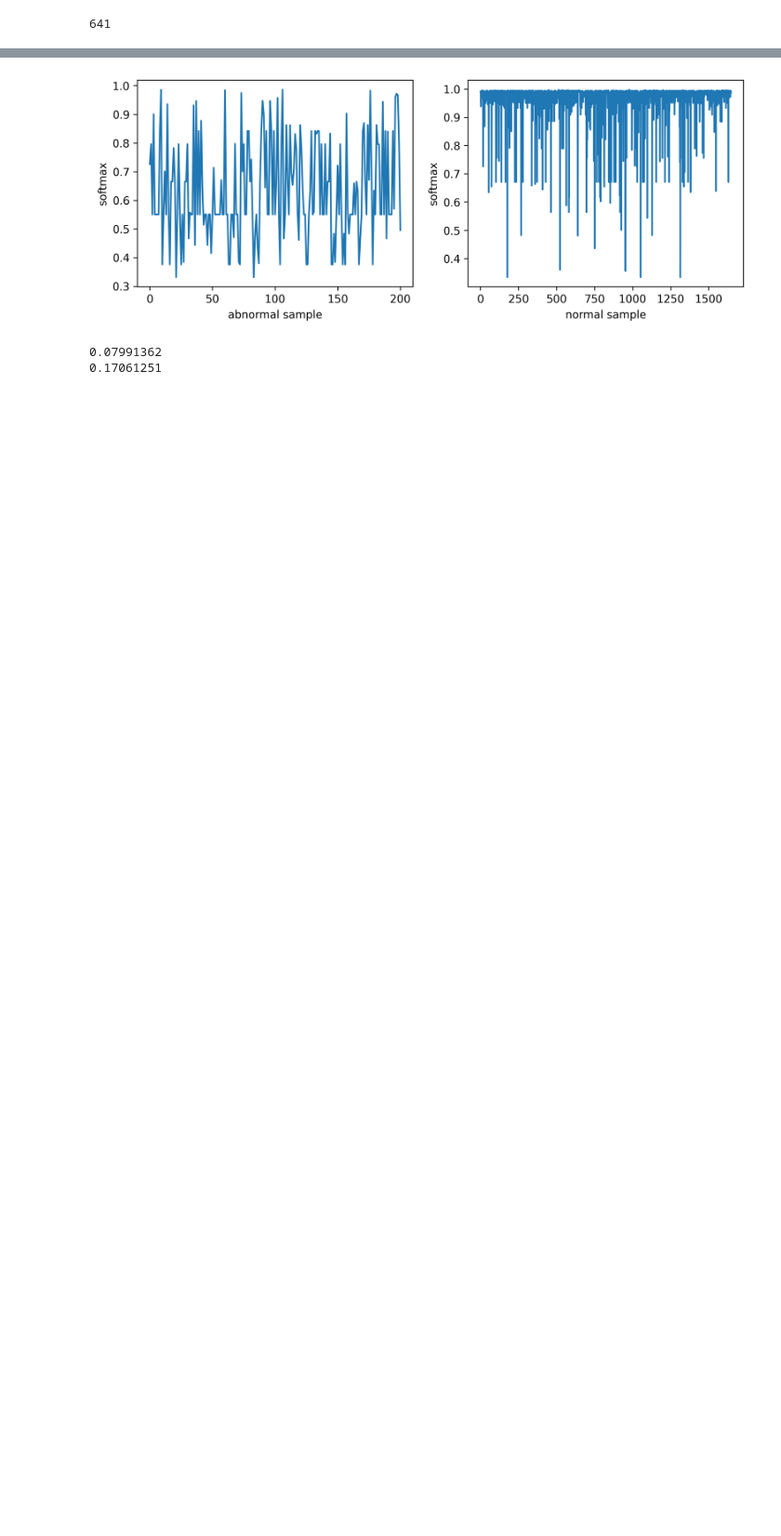
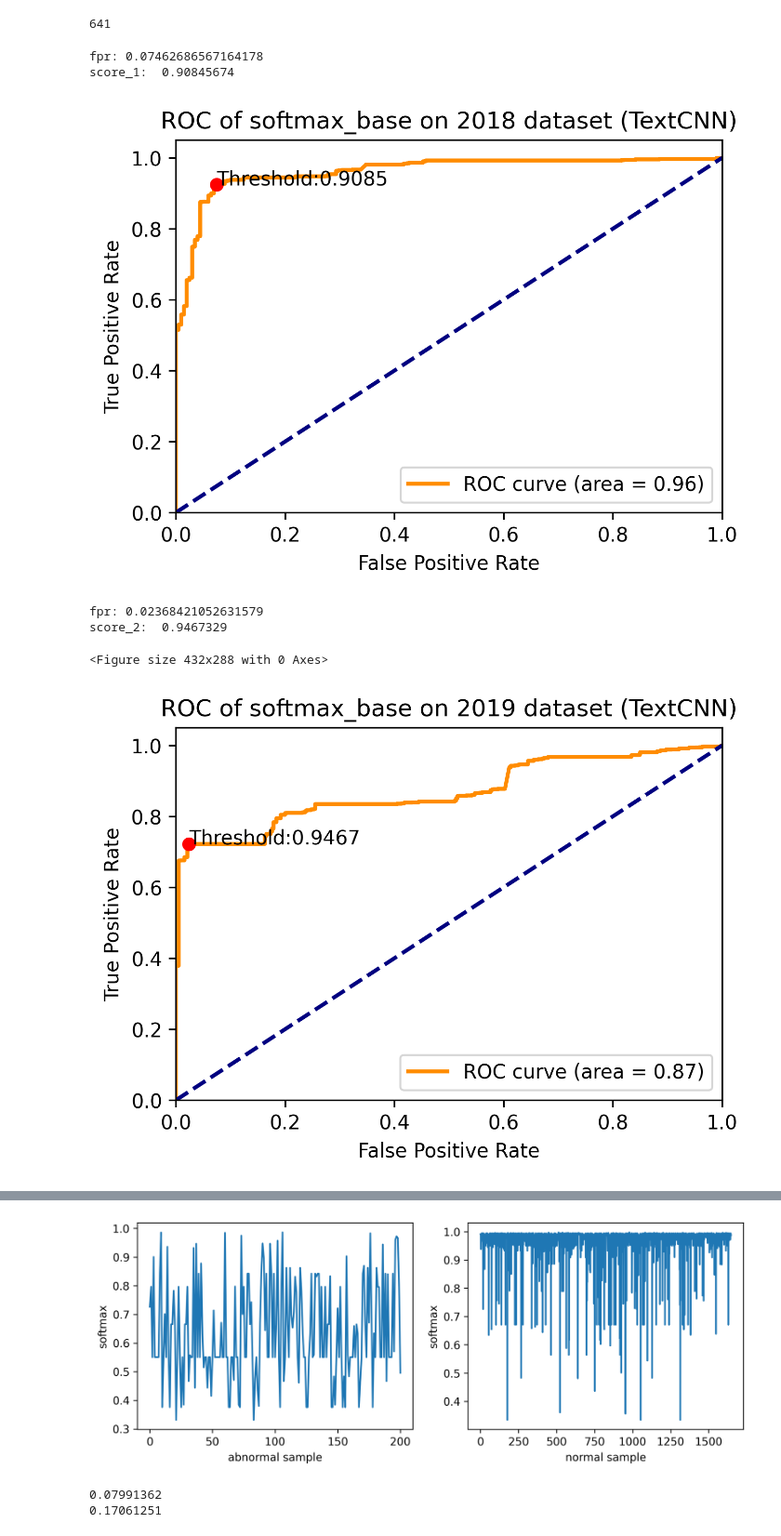
Before and after one commit to yuanchongbit/timeEvolved, a Jupyter notebook: TextCNN/entropy_analyse.ipynb, the cells around one changed output, grey strips where cells are left out. Shown at 93% size. Cells and saved outputs as stored; diff of their text form; code cells hidden in the pictures; blank space fills up the shorter version.

Commit message:
add softmax base method

```diff
--- a/TextCNN/entropy_analyse.ipynb
+++ b/TextCNN/entropy_analyse.ipynb
@@ -142,0 +174,68 @@ len(list(le.classes_))
+# %%
+from sklearn.metrics import roc_curve, auc
+
+# 确定异常检测阈值
+fpr, tpr, thresholds = roc_curve(labels_test_1, softmax_1)
+roc_auc = auc(fpr, tpr)
+
+# 约登指数确定
+index = np.argmax(tpr-fpr)
+print(f"fpr: {fpr[index]}")
+score_1 = thresholds[index]
+print("score_1: ", score_1)
+
+bool_1 = softmax_1 > score_1
+
+# 绘制roc函数曲线
+plt.figure(figsize=(5, 3.5),dpi=300)
+lw = 2
+plt.plot(fpr, tpr, color='darkorange',
+         lw=lw, label="ROC curve (area = %0.2f)" % roc_auc)
+plt.plot([0, 1], [0, 1], color='navy', lw=lw, linestyle='--')
+plt.plot(fpr[index], tpr[index], marker='o', color='r')
+plt.text(fpr[index], tpr[index], f'Threshold:{score_1:.4f}')
+plt.xlim([0.0, 1.0])
+plt.ylim([0.0, 1.05])
+plt.xlabel('False Positive Rate')
+plt.ylabel('True Positive Rate')
+plt.title("ROC of softmax_base on 2018 dataset (TextCNN)")
+plt.legend(loc="lower right")
+plt.show()
+plt.savefig("./figures/" + "roc_softmax_1.png")
+
+
+fpr, tpr, thresholds = roc_curve(labels_test_2, softmax_2)
+roc_auc = auc(fpr, tpr)
+
+# 约登指数确定
+index = np.argmax(tpr-fpr)
+print(f"fpr: {fpr[index]}")
+score_2 = thresholds[index]
+print("score_2: ", score_2)
+
+bool_2 = softmax_2 > score_2
+
+# 绘制roc函数曲线
+plt.figure(figsize=(5, 3.5),dpi=300)
+lw = 2
+plt.plot(fpr, tpr, color='darkorange',
+         lw=lw, label="ROC curve (area = %0.2f)" % roc_auc)
+plt.plot([0, 1], [0, 1], color='navy', lw=lw, linestyle='--')
+plt.plot(fpr[index], tpr[index], marker='o', color='r')
+plt.text(fpr[index], tpr[index], f'Threshold:{score_2:.4f}')
+plt.xlim([0.0, 1.0])
+plt.ylim([0.0, 1.05])
+plt.xlabel('False Positive Rate')
+plt.ylabel('True Positive Rate')
+plt.title("ROC of softmax_base on 2019 dataset (TextCNN)")
+plt.legend(loc="lower right")
+plt.show()
+plt.savefig("./figures/" + "roc_softmax_2.png")
+# %% [output]
+fpr: 0.07462686567164178
+score_1:  0.90845674
+[figure, added]
+fpr: 0.02368421052631579
+score_2:  0.9467329
+<Figure size 432x288 with 0 Axes>
+[figure, added]
```
Also changed, not shown: parts of 6 cells of this notebook.
